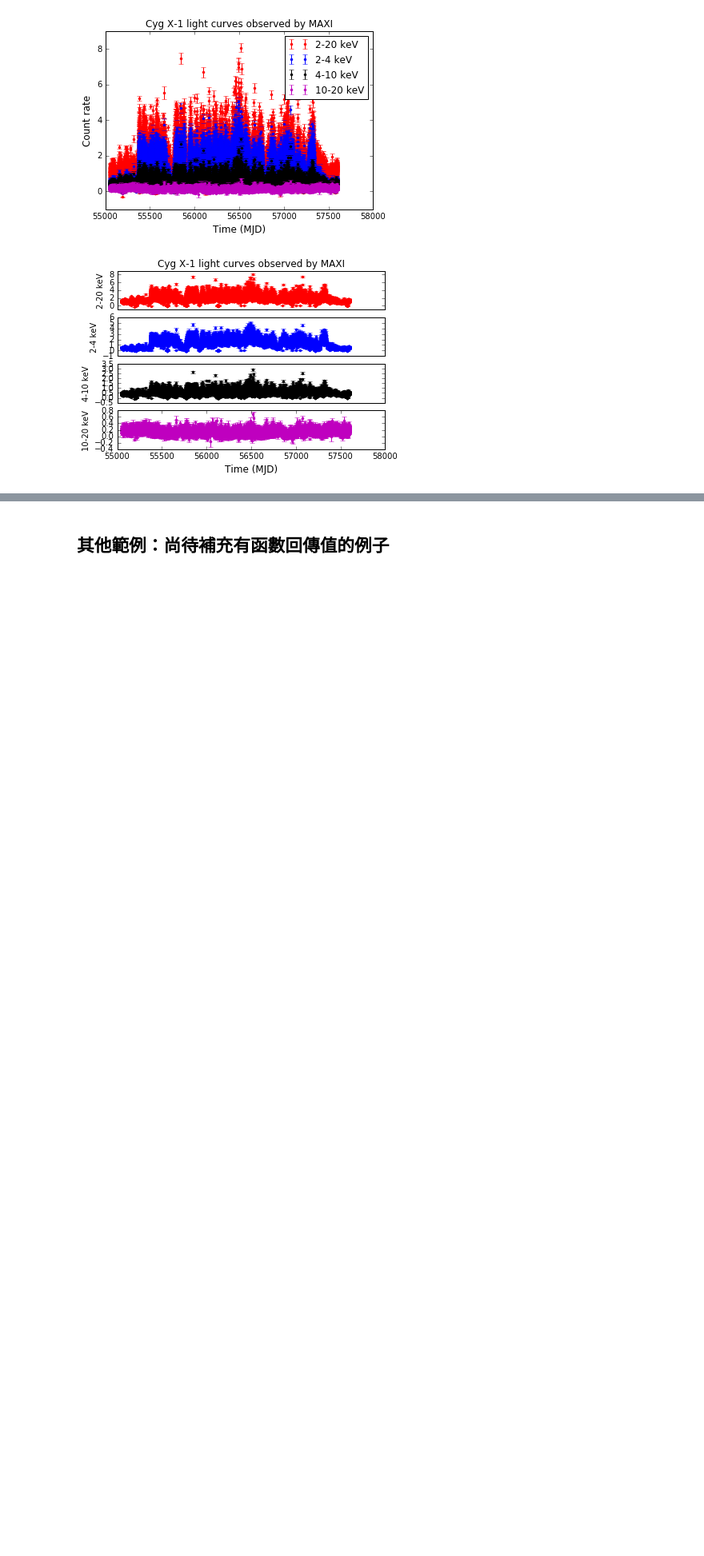
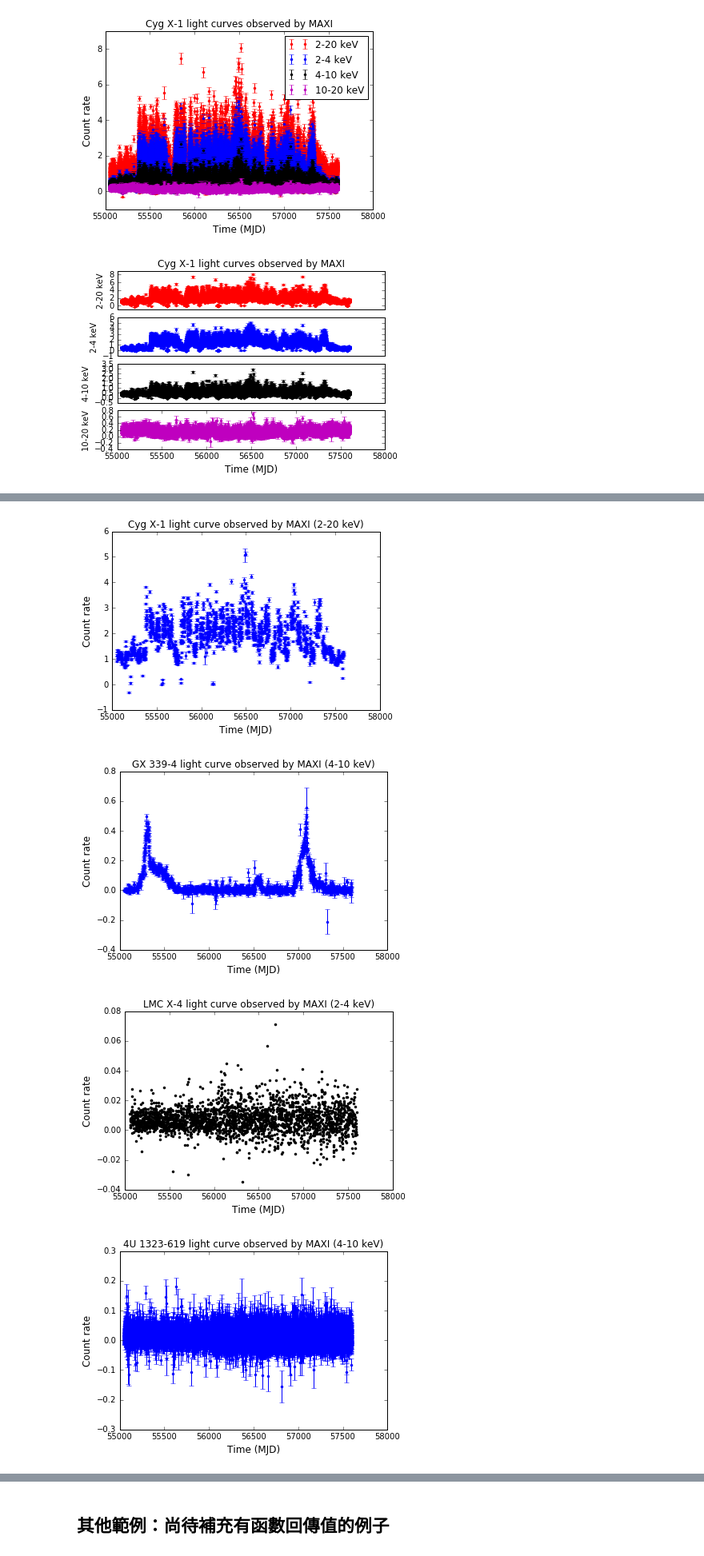
Before and after one commit to Astrohackers-TW/IANCUPythonAdventure, a Jupyter notebook: notebooks/how_to_define_function_module_class.ipynb, the cells around one changed output, grey strips where cells are left out. Shown at 80% size. Saved outputs shown, nothing was run; the diff lists cells and outputs as text; code cells hidden in the pictures; blank space fills up the shorter version.

```diff
--- a/notebooks/how_to_define_function_module_class.ipynb
+++ b/notebooks/how_to_define_function_module_class.ipynb
@@ -32,7 +32,7 @@ def plot_maxi_lc(filename, band='all', ploterr=True):
                    4-10 keV:  'mid'
                    10-20 keV: 'high'
     ploterr: 布林值
-             是否也把err bar畫出來(預設為True)
+             是否也把error bar畫出來(預設為True)
     """
     from astropy.io import ascii
     import matplotlib.pyplot as plt
@@ -320,0 +387,7 @@ shutil.rmtree('__pycache__')
+# %%
+# 利用MAXI光變曲線類別建立不同天體的光變曲線(物件)
+lc_cyg_x1 = MaxiLc("Cyg X-1", "MAXI_lc_1day-Cyg_X-1.csv", "MAXI_lc_1orbit-Cyg_X-1.csv")
+lc_gx339_4 =  MaxiLc("GX 339-4", "MAXI_lc_1day-GX_339-4.csv", "MAXI_lc_1orbit-GX_339-4.csv")
+lc_lmc_x4 =  MaxiLc("LMC X-4", "MAXI_lc_1day-LMC_X-4.csv", "MAXI_lc_1orbit-LMC_X-4.csv")
+lc_4u_1323_619 =  MaxiLc("4U 1323-619", "MAXI_lc_1day-4U_1323-619.csv", "MAXI_lc_1orbit-4U_1323-619.csv")
+lc_cyg_x3 = MaxiLc("Cyg X-3", "MAXI_lc_1day-Cyg_X-3.csv", "MAXI_lc_1orbit-Cyg_X-3.csv")
@@ -320,0 +416,13 @@ shutil.rmtree('__pycache__')
+# %%
+# 此程式區塊為示範使用光變曲線物件的"方法"
+%matplotlib inline
+lc_cyg_x1.plot_maxi_lc('day')
+lc_gx339_4.plot_maxi_lc('day', band='mid')
+lc_lmc_x4.plot_maxi_lc('day', band='low', ploterr=False)
+lc_4u_1323_619.plot_maxi_lc('orbit', band='mid')
+lc_cyg_x3.plot_maxi_lc('orbit', band='high', ploterr=False)
+# %% [output]
+[figure, added]
+[figure, added]
+[figure, added]
+[figure, added]
```
Also changed, not shown: parts of 4 cells of this notebook, 8 other files.
